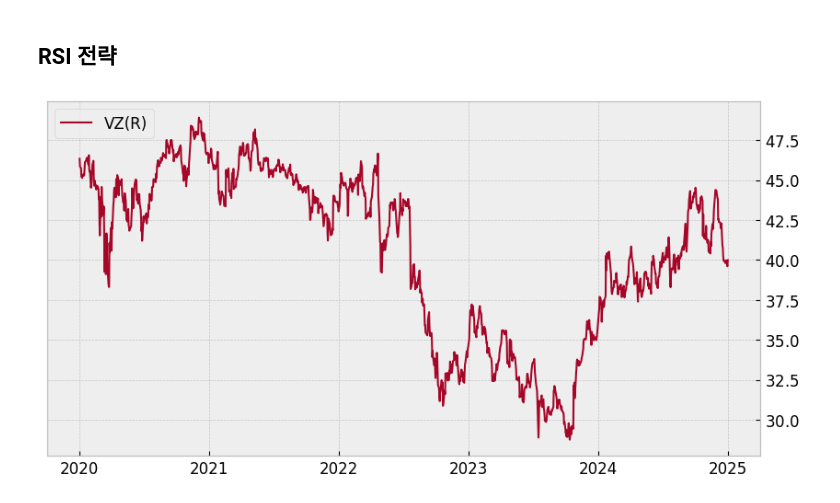
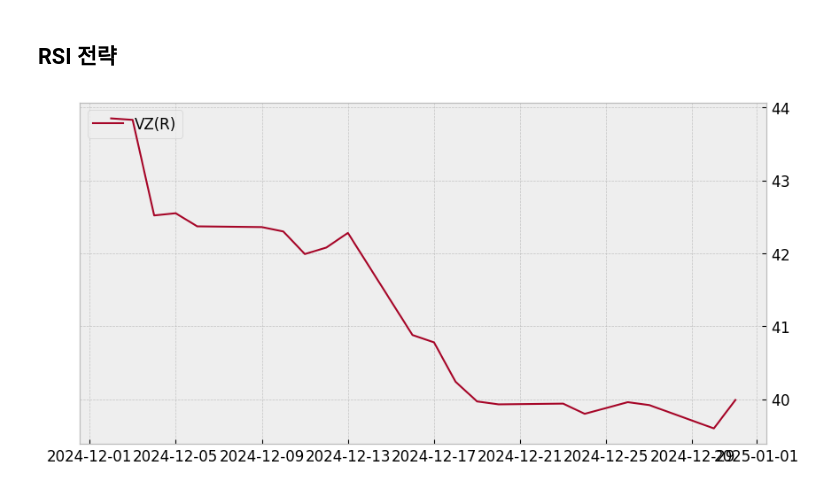
Before and after one commit to djimme/finterstellarDJ, a Jupyter notebook: Quant ch3.ipynb, the cells around one changed output. Saved outputs shown, nothing was run; the diff lists cells and outputs as text; code cells hidden in the pictures.

```diff
--- a/Quant ch3.ipynb
+++ b/Quant ch3.ipynb
@@ -119,7 +119,7 @@ fs.draw_trade_results(df_msft)
 ## RSI 전략
 # %%
 symbol = 'VZ'
-df_vz = fs.get_price(symbol, start_date="2020-01-01", end_date="2024-12-31")
+df_vz = fs.get_price(symbol, start_date="2024-12-01", end_date="2024-12-31")
 fs.draw_chart(df_vz, right=symbol)
 # %% [output]
-[figure, old version]
+[figure, new version]
```
Also changed, not shown: parts of 18 cells of this notebook.
